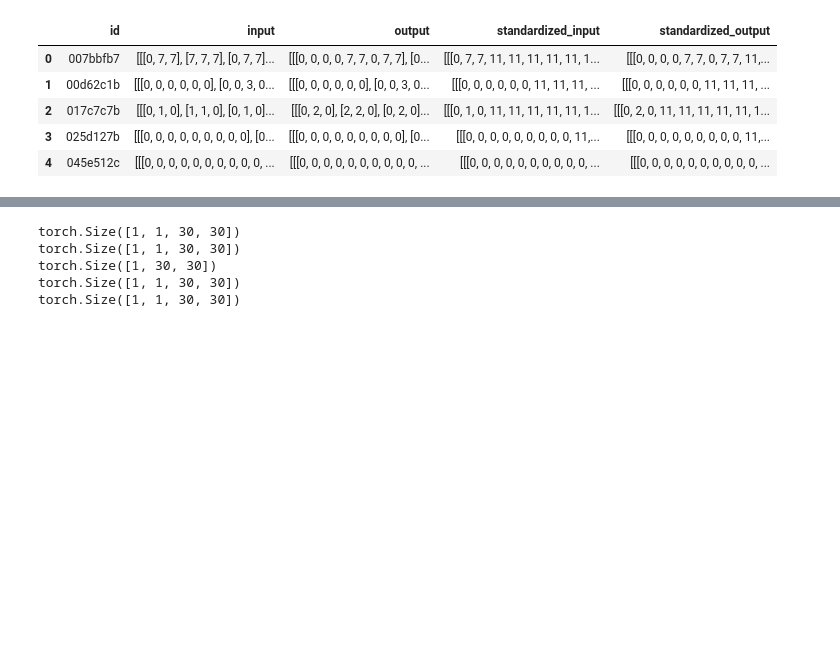
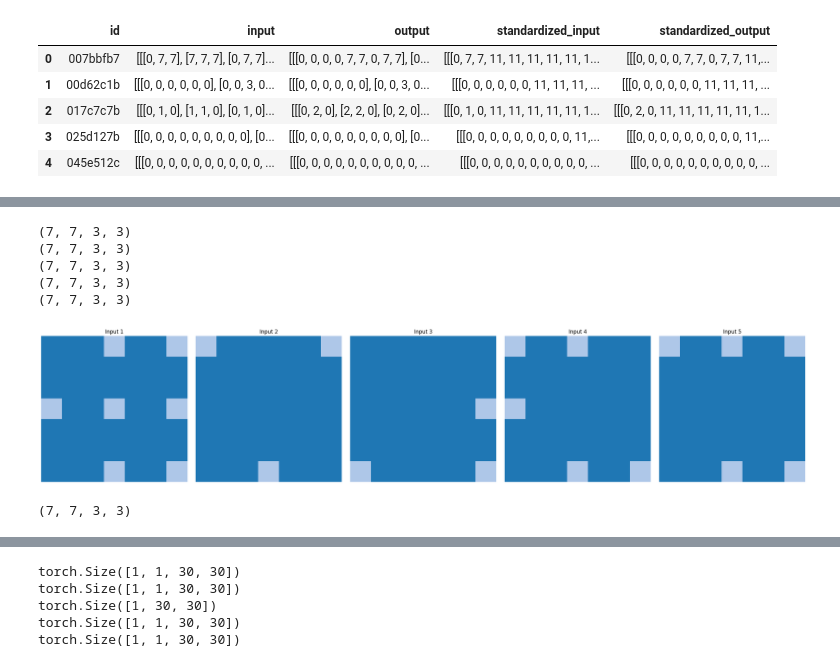
Before and after one commit to anishfish2/arc-ai, a Jupyter notebook: main.ipynb, the cells around one changed output, grey strips where cells are left out. Cells and saved outputs as stored; diff of their text form; code cells hidden in the pictures; blank space fills up the shorter version.

Commit message:
Started implementing tree

```diff
--- a/main.ipynb
+++ b/main.ipynb
@@ -185,3 +184,10 @@ display(train_set_df.head())
 | 2 | 017c7c7b | [[[0, 1, 0], [1, 1, 0], [0, 1, 0]... | [[[0, 2, 0], [2, 2, 0], [0, 2, 0]... | [[[0, 1, 0, 11, 11, 11, 11, 11, 1... | [[[0, 2, 0, 11, 11, 11, 11, 11, 1... |
 | 3 | 025d127b | [[[0, 0, 0, 0, 0, 0, 0, 0, 0], [0... | [[[0, 0, 0, 0, 0, 0, 0, 0, 0], [0... | [[[0, 0, 0, 0, 0, 0, 0, 0, 0, 11,... | [[[0, 0, 0, 0, 0, 0, 0, 0, 0, 11,... |
 | 4 | 045e512c | [[[0, 0, 0, 0, 0, 0, 0, 0, 0, 0, ... | [[[0, 0, 0, 0, 0, 0, 0, 0, 0, 0, ... | [[[0, 0, 0, 0, 0, 0, 0, 0, 0, 0, ... | [[[0, 0, 0, 0, 0, 0, 0, 0, 0, 0, ... |
+# %%
+# visualize_from_data(c, d)
+
+for i in training_challenges_df.head(1)['id'].values:
+    a, b, c, d = filter_data_by_id(i, training_challenges_df)
+    visualize_from_data(c, d)
+visualize_from_id('007bbfb7', training_challenges_df)
@@ -188,3 +197,68 @@ display(train_set_df.head())
+# %%
+from typing import List, Tuple
+
+class FeatureExtractor():
+    def __init__(self):
+        pass
+
+    def extract(self, pairs):
+        output = {}
+        output.update(self._subpatterns(pairs))
+        return output
+
+    def _subpatterns(self, pairs: Tuple[np.array, np.array]):
+        return {
+            'input_in_output': self._input_in_output(pairs)
+        }
+
+    def _chunk_matrix(self, matrix: np.array, size: Tuple[int, int]):
+        chunks = []
+        for i in range(0, matrix.shape[0] - size[0] + 1):
+            row = []
+            for j in range(0, matrix.shape[1] - size[1] + 1):
+                row.append(matrix[i:i+size[0], j:j+size[1]])
+            chunks.append(row)
+        return np.array(chunks)
+
+    def _input_in_output(self, pairs: List[Tuple[np.array, np.array]]):
+        pairs_matches = []
+        for input, output in pairs:
+            output_chunks = self._chunk_matrix(output, input.shape)
+            print(output_chunks.shape)
+            matches = np.zeros([output_chunks.shape[0], output_chunks.shape[1]], dtype=int)
+            for i in range(len(matches)):
+                for j in range(len(matches[0])):
+                    if np.array_equal(input, output_chunks[i][j]):
+                        matches[i][j] = 1
+            pairs_matches.append(matches)
+        return pairs_matches
+
+
+a,b,c,d = filter_data_by_id('007bbfb7', training_challenges_df)
+
+feature_extractor = FeatureExtractor()
+
+pairs=[(np.array(c_i).astype(int), np.array(d_i).astype(int)) for c_i, d_i in zip(c, d)]
+
+test = feature_extractor.extract(pairs)['input_in_output']
+
+visualize_from_data(test)
+
+
+#test
+# %% [output]
+(7, 7, 3, 3)
+(7, 7, 3, 3)
+(7, 7, 3, 3)
+(7, 7, 3, 3)
+(7, 7, 3, 3)
+[figure, added]
+# %%
+class TreeSearch:
+    def __init__(self) -> None:
+        pass
+# %% [output]
+(7, 7, 3, 3)
 # %%
 def train_cnn_model(model, train_data, loss_function, optimizer, epochs=10, **kwargs):
     model.to(device)
```
Also changed, not shown: parts of 4 cells of this notebook, 2 other files.
